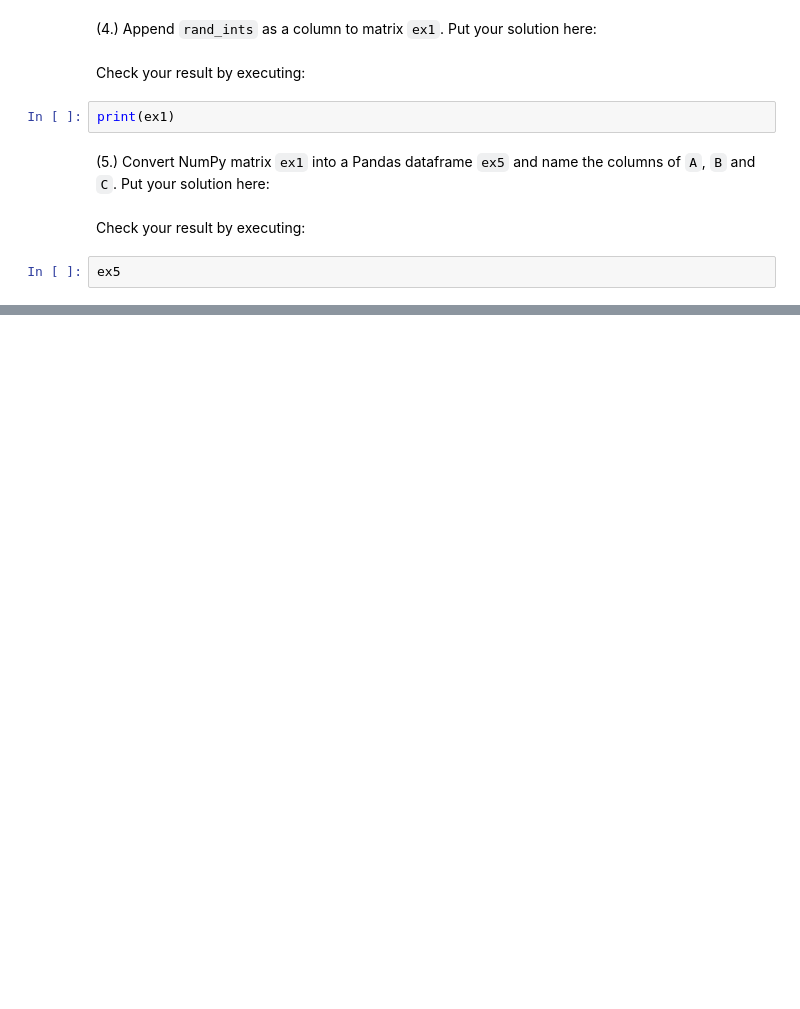
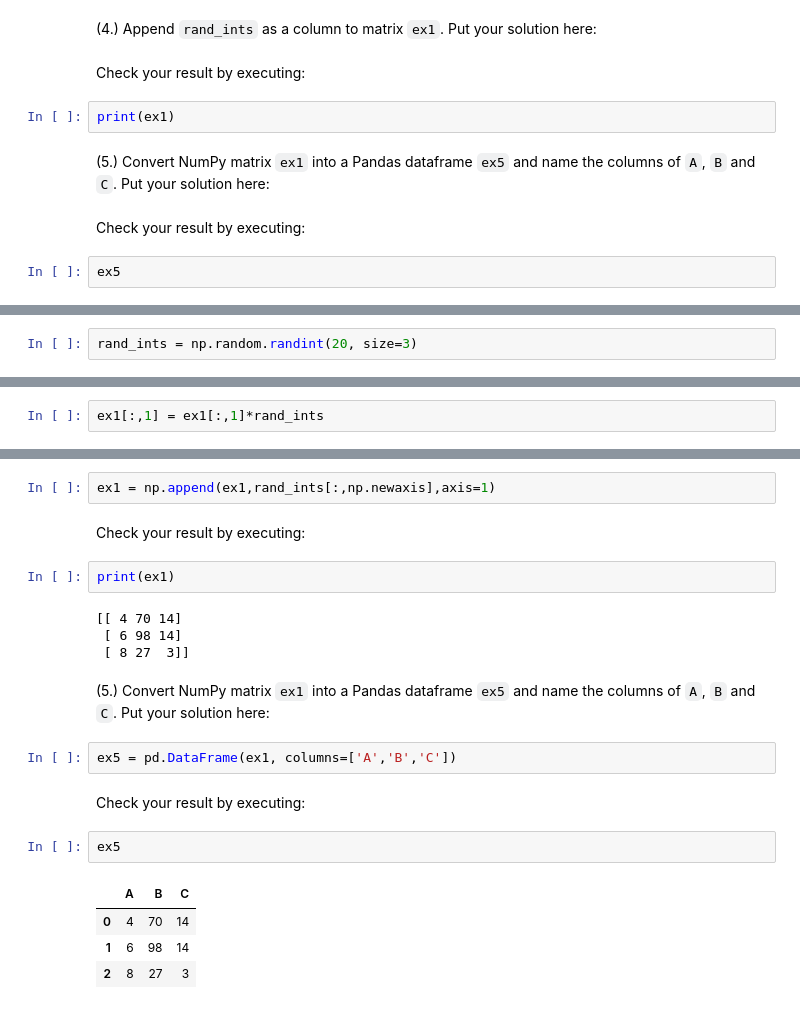
Before and after one commit to samarinm/pythonCC, a Jupyter notebook: Notebooks/6-Numpy_Pandas.ipynb, the cells around one changed output, grey strips where cells are left out. Drawn from its saved outputs; the diff is of its cells as text; blank space fills up the shorter version.

````diff
--- a/Notebooks/6-Numpy_Pandas.ipynb
+++ b/Notebooks/6-Numpy_Pandas.ipynb
@@ -1154,0 +1193,2 @@ ex5
+# %%
+rand_ints = np.random.randint(20, size=3)
@@ -1154,0 +1204,2 @@ ex5
+# %%
+ex1[:,1] = ex1[:,1]*rand_ints
@@ -1154,0 +1216,24 @@ ex5
+# %%
+ex1 = np.append(ex1,rand_ints[:,np.newaxis],axis=1)
+# %% [markdown]
+Check your result by executing:
+# %%
+print(ex1)
+# %% [output]
+[[ 4 70 14]
+ [ 6 98 14]
+ [ 8 27  3]]
+# %% [markdown]
+(5.) Convert NumPy matrix ```ex1``` into a Pandas dataframe ```ex5``` and name the columns
+of ```A```, ```B``` and ```C```. Put your solution here:
+# %%
+ex5 = pd.DataFrame(ex1, columns=['A','B','C'])
+# %% [markdown]
+Check your result by executing:
+# %%
+ex5
+# %% [output]
+|  | A | B | C |
+| 0 | 4 | 70 | 14 |
+| 1 | 6 | 98 | 14 |
+| 2 | 8 | 27 | 3 |
````
Also changed, not shown: parts of 17 cells of this notebook, 10 other files.
